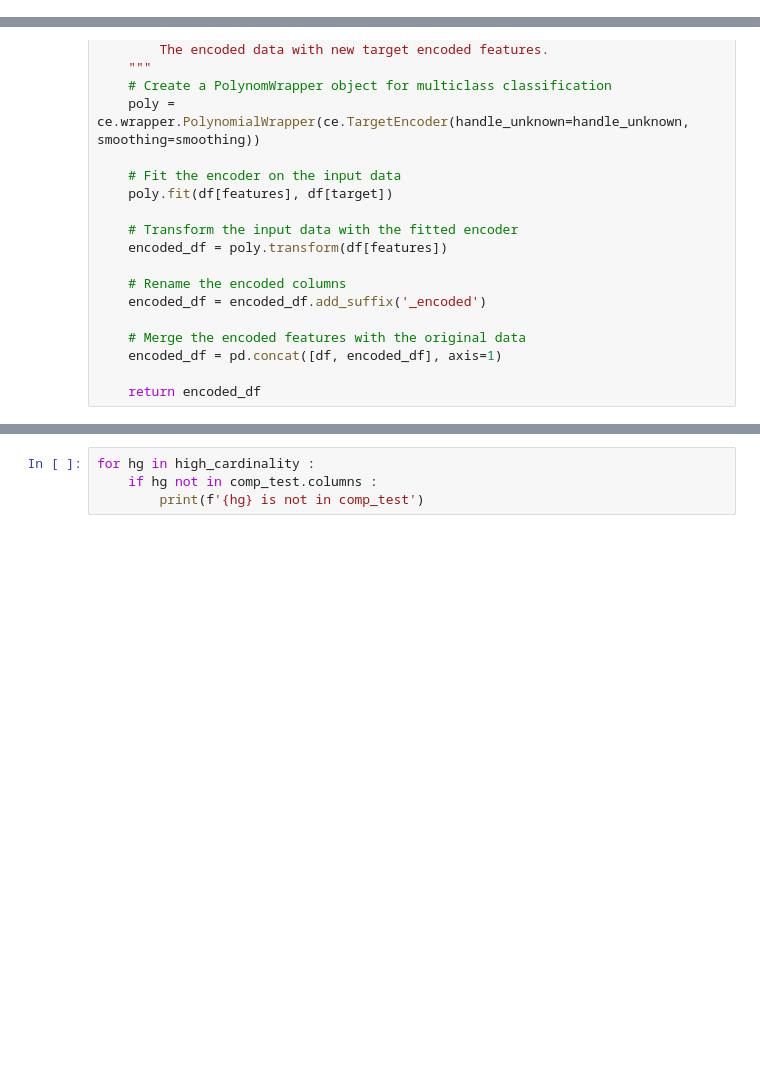
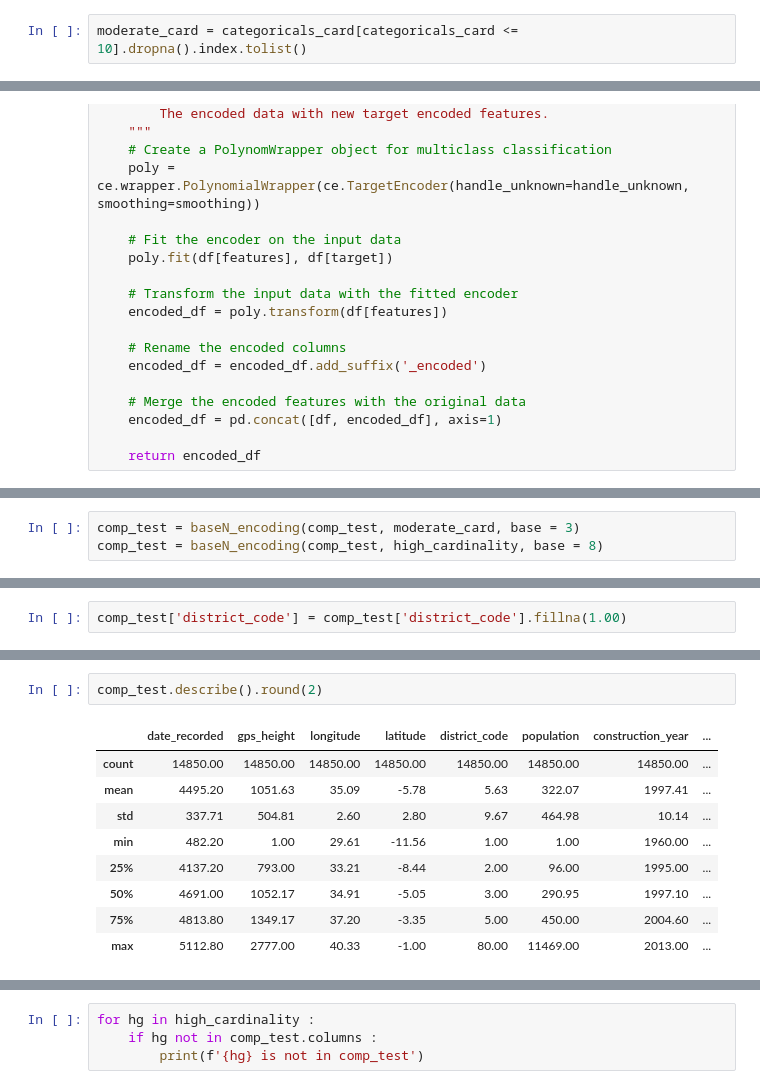
Before and after one commit to KCristopher/drivendata_competitions, a Jupyter notebook: data_mining_water_table/pump_water.ipynb, the cells around one changed output, grey strips where cells are left out. Drawn from its saved outputs; the diff is of its cells as text; blank space fills up the shorter version.

```diff
--- a/data_mining_water_table/pump_water.ipynb
+++ b/data_mining_water_table/pump_water.ipynb
@@ -2815,3 +2819,5 @@ high_cardinality
  'extraction_type_group',
  'scheme_management',
  'management']
+# %%
+moderate_card = categoricals_card[categoricals_card <= 10].dropna().index.tolist()
@@ -3336,0 +3558,3 @@ Xy_train.head(1)
+# %%
+comp_test = baseN_encoding(comp_test, moderate_card, base = 3)
+comp_test = baseN_encoding(comp_test, high_cardinality, base = 8)
@@ -3336,0 +3873,2 @@ Xy_train.head(1)
+# %%
+comp_test['district_code'] = comp_test['district_code'].fillna(1.00)
@@ -3336,0 +3900,12 @@ Xy_train.head(1)
+# %%
+comp_test.describe().round(2)
+# %% [output]
+|  | date_recorded | gps_height | longitude | latitude | district_code | population | construction_year | ... |
+| count | 14850.00 | 14850.00 | 14850.00 | 14850.00 | 14850.00 | 14850.00 | 14850.00 | ... |
+| mean | 4495.20 | 1051.63 | 35.09 | -5.78 | 5.63 | 322.07 | 1997.41 | ... |
+| std | 337.71 | 504.81 | 2.60 | 2.80 | 9.67 | 464.98 | 10.14 | ... |
+| min | 482.20 | 1.00 | 29.61 | -11.56 | 1.00 | 1.00 | 1960.00 | ... |
+| 25% | 4137.20 | 793.00 | 33.21 | -8.44 | 2.00 | 96.00 | 1995.00 | ... |
+| 50% | 4691.00 | 1052.17 | 34.91 | -5.05 | 3.00 | 290.95 | 1997.10 | ... |
+| 75% | 4813.80 | 1349.17 | 37.20 | -3.35 | 5.00 | 450.00 | 2004.60 | ... |
+| max | 5112.80 | 2777.00 | 40.33 | -1.00 | 80.00 | 11469.00 | 2013.00 | ... |
```
Also changed, not shown: parts of 73 cells of this notebook.
